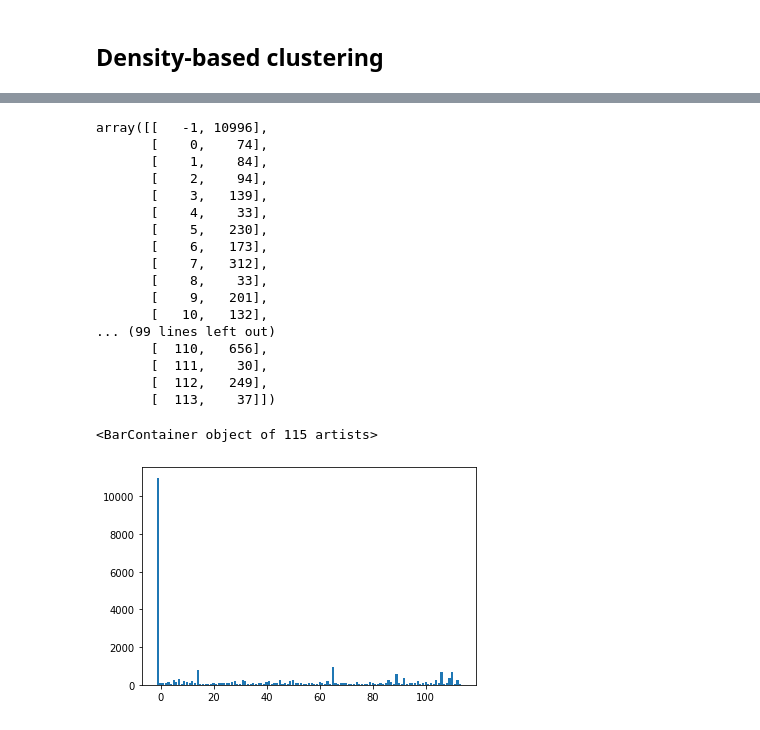
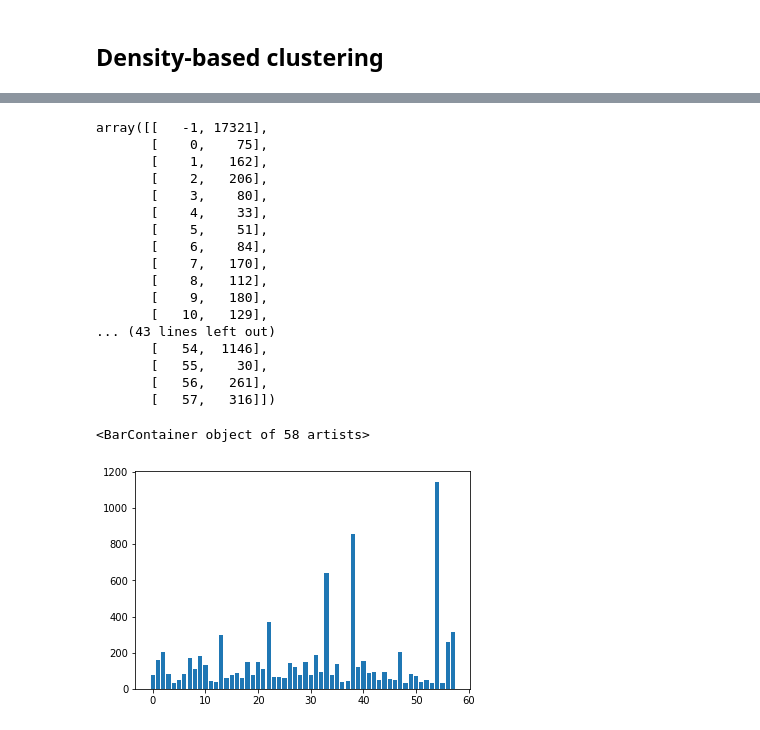
Before and after one commit to isaschm/topic-models-and-word-embeddings, a Jupyter notebook: text_embeddings_it3.ipynb, the cells around one changed output, grey strips where cells are left out. Saved outputs shown, nothing was run; the diff lists cells and outputs as text; code cells hidden in the pictures.

Commit message:
progress clustering

```diff
--- a/text_embeddings_it3.ipynb
+++ b/text_embeddings_it3.ipynb
@@ -25,0 +30,2 @@ reduced_embeddings = umap.UMAP(
+# %%
+reduced_embeddings = np.load('reduced_umap_100.npy', mmap_mode=None, allow_pickle=False, fix_imports=True, encoding='ASCII')
@@ -41,4 +347,5 @@ import hdbscan
 
 labels = hdbscan.HDBSCAN(
     min_cluster_size=30,
+    cluster_selection_epsilon=0.8
 ).fit_predict(reduced_embeddings)
@@ -51,31 +374,30 @@ frequencies_chart= frequencies[frequencies[:,0].argsort()]
 
 frequencies_chart
 # %% [output]
-array([[   -1, 10996],
-       [    0,    74],
-       [    1,    84],
-       [    2,    94],
-       [    3,   139],
+array([[   -1, 17321],
+       [    0,    75],
+       [    1,   162],
+       [    2,   206],
+       [    3,    80],
        [    4,    33],
-       [    5,   230],
-       [    6,   173],
-       [    7,   312],
-       [    8,    33],
-       [    9,   201],
-       [   10,   132],
-... (99 lines left out)
-       [  110,   656],
-       [  111,    30],
-       [  112,   249],
-       [  113,    37]])
+       [    5,    51],
+       [    6,    84],
+       [    7,   170],
+       [    8,   112],
+       [    9,   180],
+       [   10,   129],
+... (43 lines left out)
+       [   54,  1146],
+       [   55,    30],
+       [   56,   261],
+       [   57,   316]])
 # %%
 import matplotlib.pyplot as plt
 
-# plt.figure(figsize=(15,10))
-plt.bar(frequencies[:,0], frequencies[:,1])
+plt.bar(frequencies[1:,0], frequencies[1:,1]) #excluding noise
 # %% [output]
-<BarContainer object of 115 artists>
+<BarContainer object of 58 artists>
-[figure, old version]
+[figure, new version]
 # %%
 n_neighbors = 50
 min_dist = 0.1
```
Also changed, not shown: parts of 40 cells of this notebook, 2 other files.
